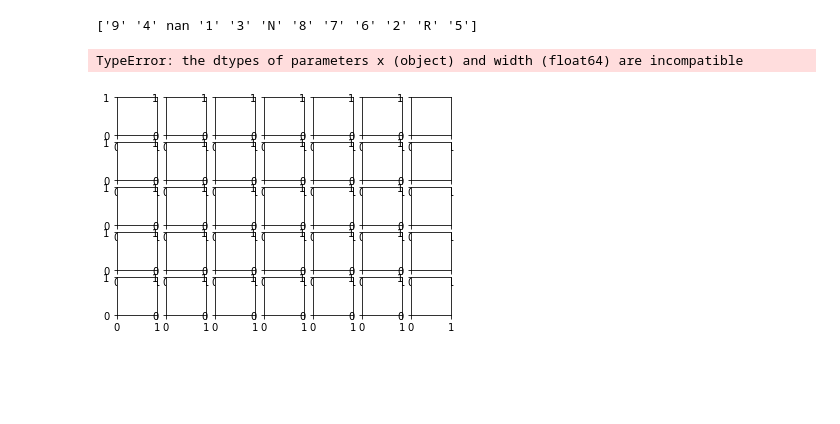
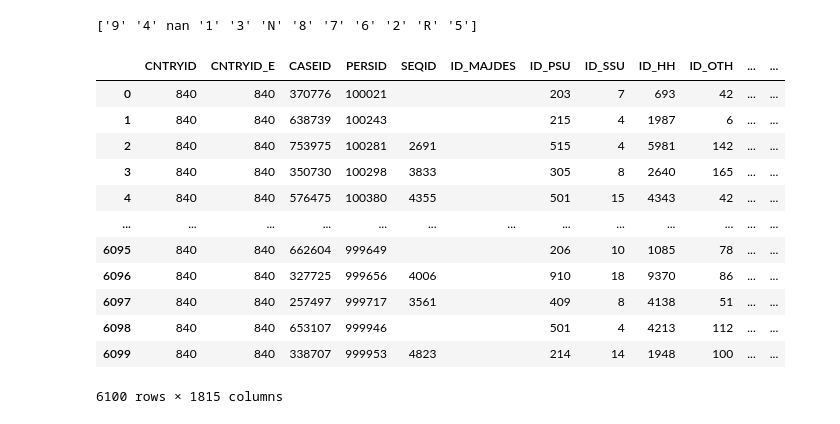
Before and after one commit to kefanyu/mdi_piaac, a Jupyter notebook: code/us_dist.ipynb, the cells around one changed output. Saved outputs shown, nothing was run; the diff lists cells and outputs as text; code cells hidden in the pictures; blank space fills up the shorter version.

```diff
--- a/code/us_dist.ipynb
+++ b/code/us_dist.ipynb
@@ -166,15 +159,17 @@ df_list = [pd.read_csv(file) for file in csv_list]
-# %%
-fig, ax = plt.subplots(5,7)
-for df, ax in zip(df_list,fig.get_axes()):
-    #df['BIRTHRGN'].plot(kind="hist",ax=ax,bins=12,title=str(df["CNTRYID"]))
-    category_counts = df['BIRTHRGN'].value_counts()
-
-    plt.bar(category_counts.index, category_counts.values)
-
-    for tick in ax.get_xticklabels():
-        tick.set_rotation(45)
-fig.tight_layout()
-plt.show()
-# %% [output]
-TypeError: the dtypes of parameters x (object) and width (float64) are incompatible
-[figure, removed]
+# %%
+usa = pd.read_csv("../data/background/prgUSAms_s2.csv")
+usa
+# %% [output]
+|  | CNTRYID | CNTRYID_E | CASEID | PERSID | SEQID | ID_MAJDES | ID_PSU | ID_SSU | ID_HH | ID_OTH | ... | ... |
+| 0 | 840 | 840 | 370776 | 100021 |  |  | 203 | 7 | 693 | 42 | ... | ... |
+| 1 | 840 | 840 | 638739 | 100243 |  |  | 215 | 4 | 1987 | 6 | ... | ... |
+| 2 | 840 | 840 | 753975 | 100281 | 2691 |  | 515 | 4 | 5981 | 142 | ... | ... |
+| 3 | 840 | 840 | 350730 | 100298 | 3833 |  | 305 | 8 | 2640 | 165 | ... | ... |
+| 4 | 840 | 840 | 576475 | 100380 | 4355 |  | 501 | 15 | 4343 | 42 | ... | ... |
+| ... | ... | ... | ... | ... | ... | ... | ... | ... | ... | ... | ... | ... |
+| 6095 | 840 | 840 | 662604 | 999649 |  |  | 206 | 10 | 1085 | 78 | ... | ... |
+| 6096 | 840 | 840 | 327725 | 999656 | 4006 |  | 910 | 18 | 9370 | 86 | ... | ... |
+| 6097 | 840 | 840 | 257497 | 999717 | 3561 |  | 409 | 8 | 4138 | 51 | ... | ... |
+| 6098 | 840 | 840 | 653107 | 999946 |  |  | 501 | 4 | 4213 | 112 | ... | ... |
+| 6099 | 840 | 840 | 338707 | 999953 | 4823 |  | 214 | 14 | 1948 | 100 | ... | ... |
+6100 rows × 1815 columns
```
Also changed, not shown: parts of 27 cells of this notebook, 4 other files.
